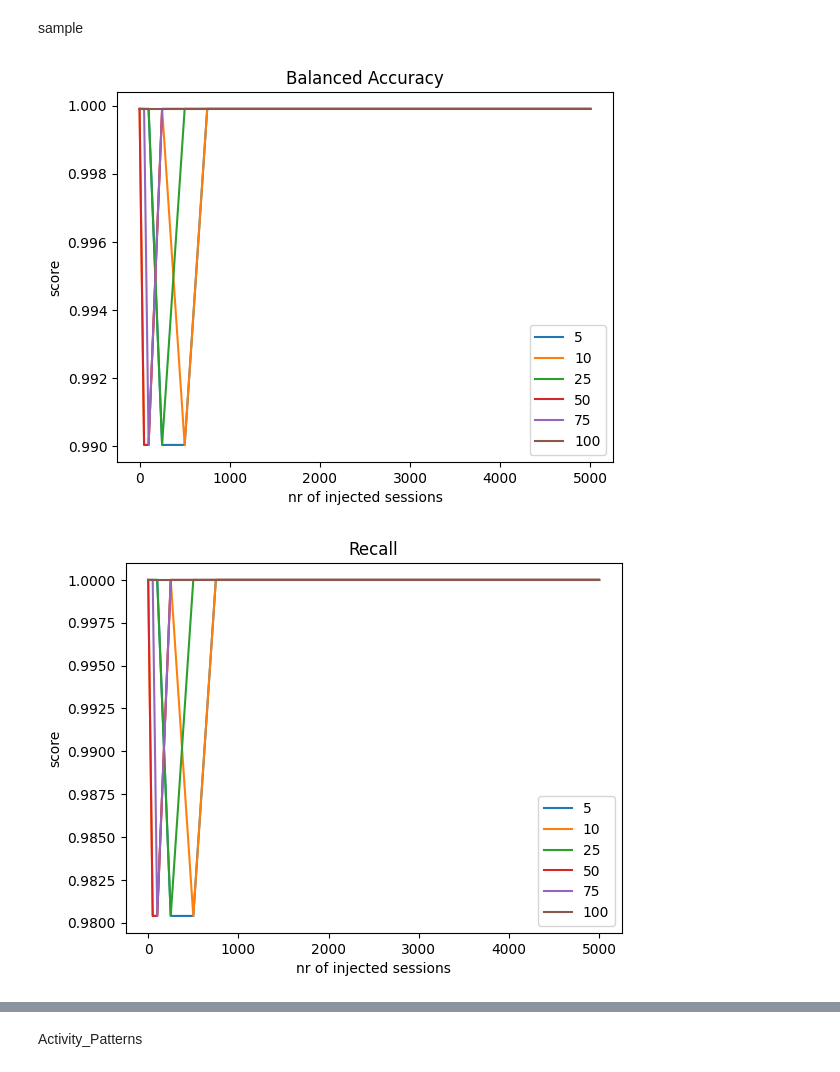
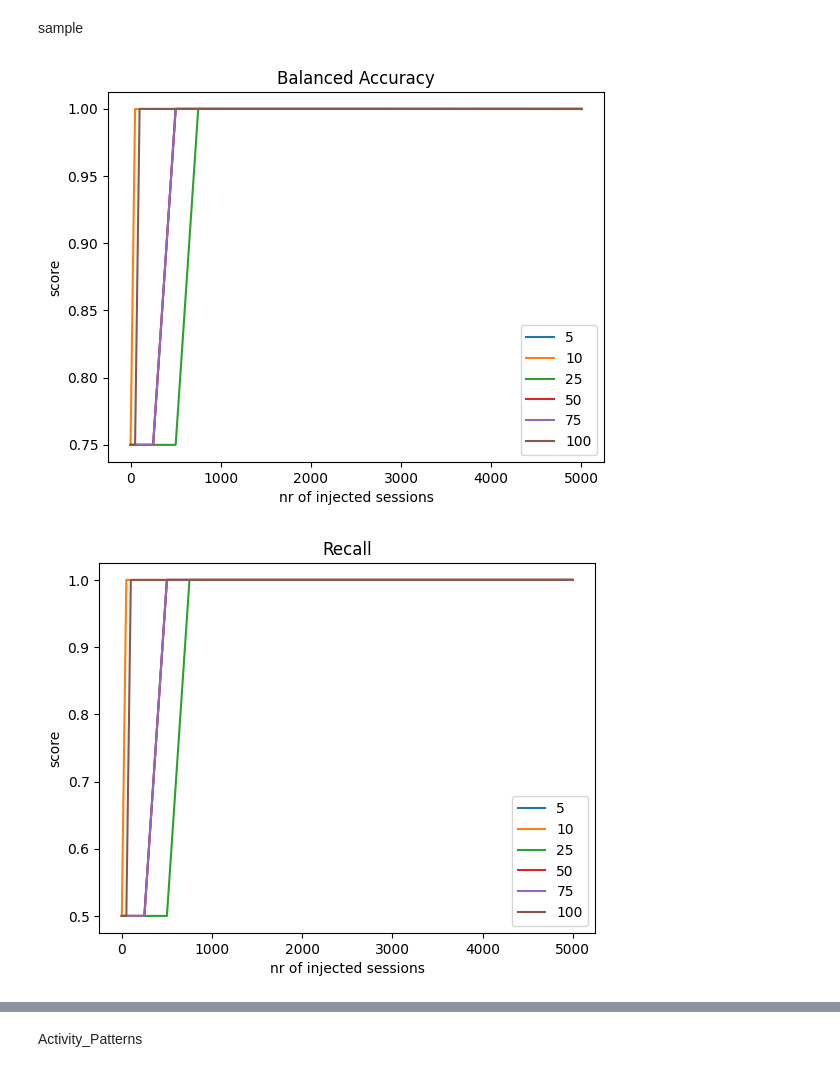
Before and after one commit to kaspergff/Thesis_anomaly_generation, a Jupyter notebook: Skipping/results.ipynb, the cells around one changed output, grey strips where cells are left out. Saved outputs shown, nothing was run; the diff lists cells and outputs as text; code cells hidden in the pictures.

```diff
--- a/Skipping/results.ipynb
+++ b/Skipping/results.ipynb
@@ -4,8 +4,11 @@ import matplotlib.pyplot as plt
 import sklearn.metrics as metrics
 # %%
 transitions = pd.read_csv("./results/results.csv", encoding_errors="ignore", on_bad_lines='skip', sep=",",index_col=0)
+transitions['f1'] = 2 * (transitions['precision'] * transitions['recall']) / (transitions['precision'] + transitions['recall'])
 Activity = pd.read_csv("./results/Activity.csv", encoding_errors="ignore", on_bad_lines='skip', sep=",",index_col=0)
-sample = pd.read_csv("./results/results_sample.csv", encoding_errors="ignore", on_bad_lines='skip', sep=",",index_col=0)
+Activity['f1'] = 2 * (Activity['precision'] * Activity['recall']) / (Activity['precision'] + Activity['recall'])
+sample = pd.read_csv("./results/sample.csv", encoding_errors="ignore", on_bad_lines='skip', sep=",",index_col=0)
+sample['f1'] = 2 * (sample['precision'] * sample['recall']) / (sample['precision'] + sample['recall'])
 Activity_Patterns = pd.read_csv("./results/activity_onlypatterns.csv", encoding_errors="ignore", on_bad_lines='skip', sep=",",index_col=0)
 Transitions_Patterns = pd.read_csv("./results/transition_only_patterns.csv", encoding_errors="ignore", on_bad_lines='skip', sep=",",index_col=0)
 # %%
@@ -81,8 +106,9 @@ sample
 # %%
 balanced_accuracy = plot_column(sample,'ball_acc',"Balanced Accuracy")
 recall = plot_column(sample,'recall',"Recall")
 precision = plot_column(sample,'precision',"Precision")
 roc = plot_column(sample,'roc_auc_score','area under ROC curve')
+f1 = plot_column(sample,'f1','f1 score')
 # %% [output]
-[figure, old version]
+[figure, new version]
-[figure, old version]
+[figure, new version]
```
Also changed, not shown: parts of 6 cells of this notebook, 32 other files.
